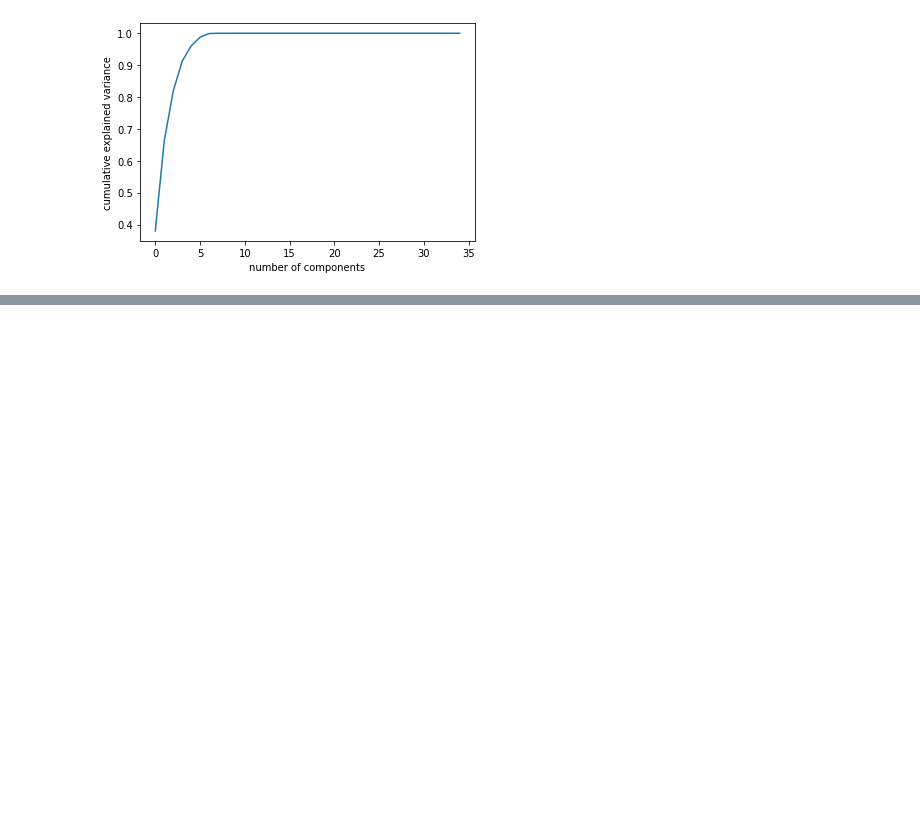
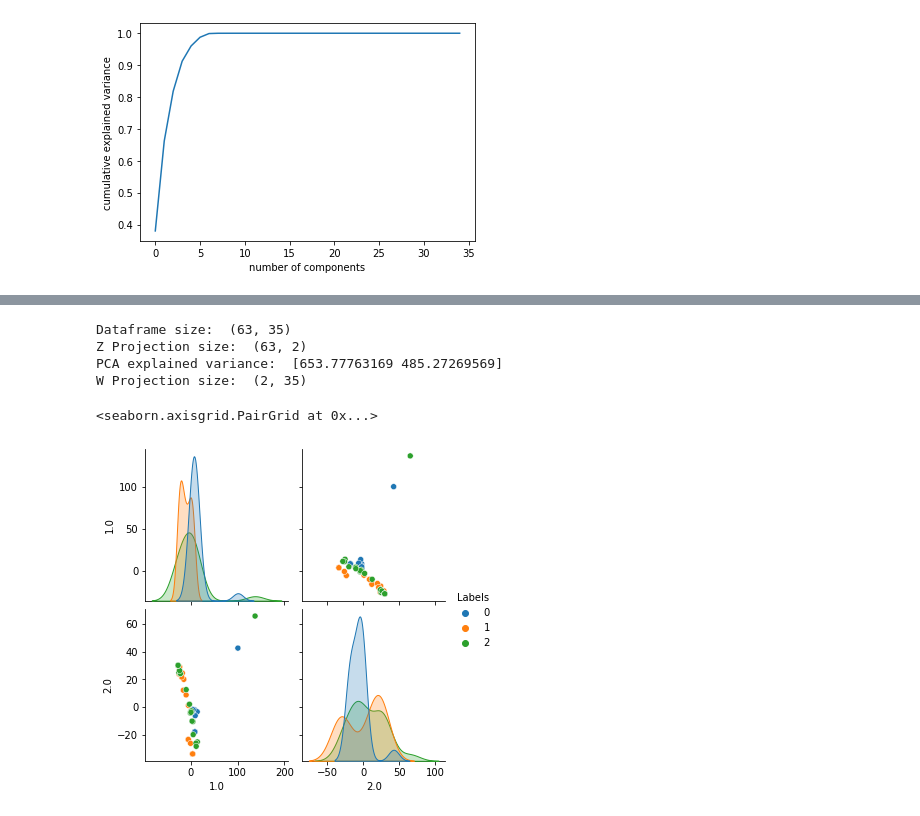
Before and after one commit to MyFirstVlog/miniProyecto-2-ts3, a Jupyter notebook: MiniProyecto2.ipynb, the cells around one changed output, grey strips where cells are left out. Saved outputs shown, nothing was run; the diff lists cells and outputs as text; code cells hidden in the pictures; blank space fills up the shorter version.

```diff
--- a/MiniProyecto2.ipynb
+++ b/MiniProyecto2.ipynb
@@ -77,0 +73,22 @@ plt.colorbar();
+# %%
+def projectedZ_Components(n,data,):
+  pca = PCA(n_components = n)
+  projectedZ = pca.fit_transform(data)
+  BasisW = pca.components_
+  print("Dataframe size: ", data.shape)
+  print("Z Projection size: ", projectedZ.shape)
+  print("PCA explained variance: ", pca.explained_variance_)
+  print("W Projection size: ", BasisW.shape)
+  return projectedZ
+# %%
+n = 2
+dataFrame = pd.DataFrame(projectedZ_Components(n,dataSismo),columns=np.linspace(1,n,num=n))
+dataFrame['Labels'] = Tags
+sns.pairplot(dataFrame, hue= 'Labels',palette='tab10')
+# %% [output]
+Dataframe size:  (63, 35)
+Z Projection size:  (63, 2)
+PCA explained variance:  [653.77763169 485.27269569]
+W Projection size:  (2, 35)
+<seaborn.axisgrid.PairGrid at 0x...>
+[figure, added]
```
Also changed, not shown: parts of 9 cells of this notebook.
